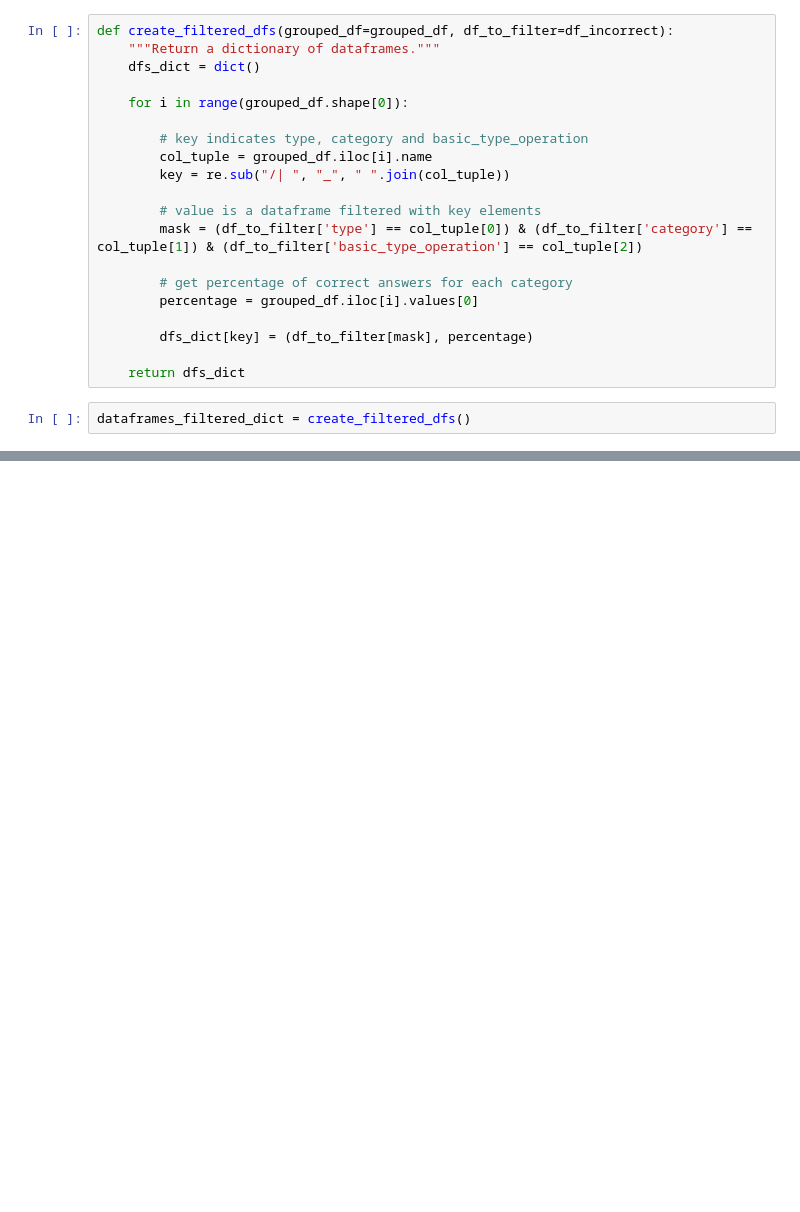
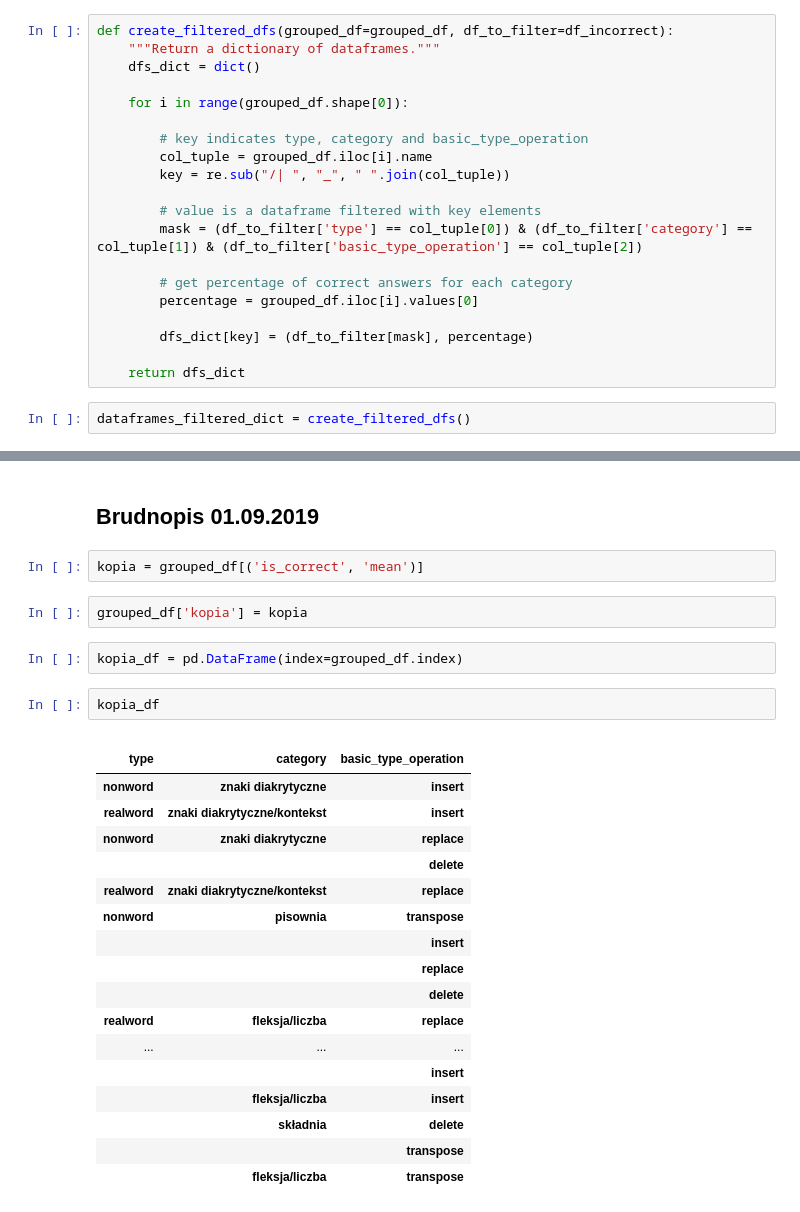
Before and after one commit to balkon16/noisy_channel_model_thesis, a Jupyter notebook: jupyter_notebooks/analiza_predykcji_test_set_26082019.ipynb, the cells around one changed output, grey strips where cells are left out. Drawn from its saved outputs; the diff is of its cells as text; blank space fills up the shorter version.

```diff
--- a/jupyter_notebooks/analiza_predykcji_test_set_26082019.ipynb
+++ b/jupyter_notebooks/analiza_predykcji_test_set_26082019.ipynb
@@ -486,3 +487,32 @@ dataframes_filtered_dict['realword_składnia_transpose'][0].head(10)
 | 12413 | 318 | Wówczas na lewicy doszło do znacz... | Wówczas na lewicy doszło do znacz... | True | strać | realword | 1 | składnia | ... |
 | 12862 | 239 | miejscowość i wyjechał do U.S.A. ... | miejscowość i wyjechał do U.S.A. ... | False | tka | realword | 1 | składnia | ... |
 | 13031 | 218 | Imigranci ci byli z reguły zamies... | Imigranci ci byli z reguły zamies... | True | tel | realword | 1 | składnia | ... |
+# %% [markdown]
+## Brudnopis 01.09.2019
+# %%
+kopia = grouped_df[('is_correct', 'mean')]
+# %%
+grouped_df['kopia'] = kopia
+# %%
+kopia_df = pd.DataFrame(index=grouped_df.index)
+# %%
+kopia_df
+# %% [output]
+|  |  |  |
+| type | category | basic_type_operation |
+| nonword | znaki diakrytyczne | insert |
+| realword | znaki diakrytyczne/kontekst | insert |
+| nonword | znaki diakrytyczne | replace |
+|  |  | delete |
+| realword | znaki diakrytyczne/kontekst | replace |
+| nonword | pisownia | transpose |
+|  |  | insert |
+|  |  | replace |
+|  |  | delete |
+| realword | fleksja/liczba | replace |
+| ... | ... | ... |
+|  |  | insert |
+|  | fleksja/liczba | insert |
+|  | składnia | delete |
+|  |  | transpose |
+|  | fleksja/liczba | transpose |
```
Also changed, not shown: parts of 1 cell of this notebook, 17 other files.
